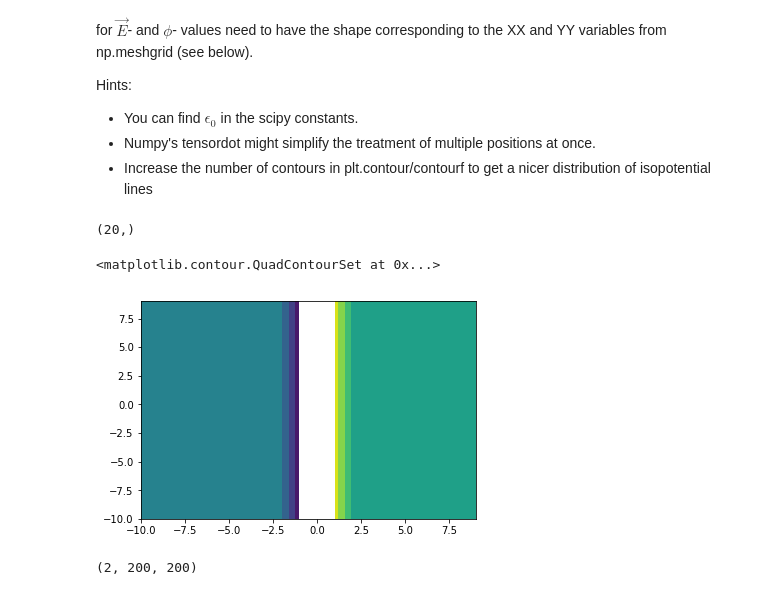
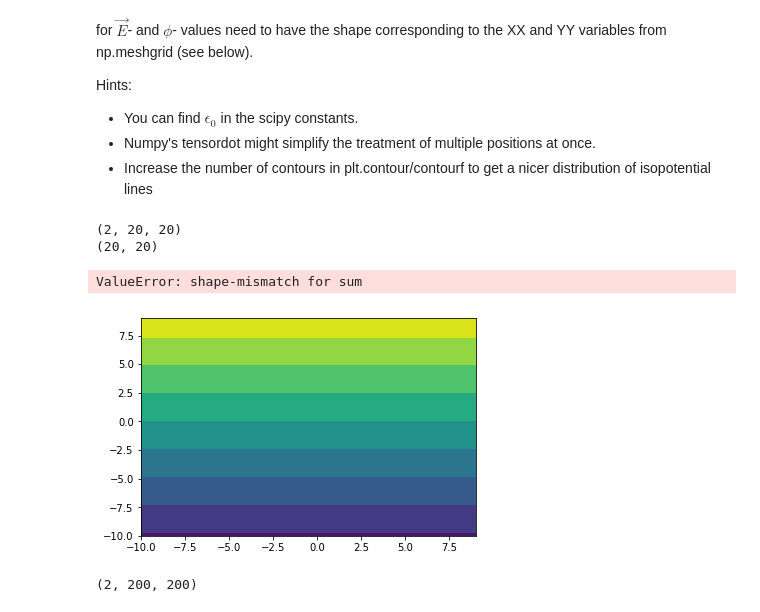
Before and after one commit to Klavaro/mlpy, a Jupyter notebook: BCI-ND-Exercise1.ipynb, the cells around one changed output. Saved outputs shown, nothing was run; the diff lists cells and outputs as text; code cells hidden in the pictures.

```diff
--- a/BCI-ND-Exercise1.ipynb
+++ b/BCI-ND-Exercise1.ipynb
@@ -111,42 +112,57 @@ Hints:
 - Increase the number of contours in plt.contour/contourf to get a nicer distribution of isopotential lines
 # %%
 def phi_dip(p,r,r0=[0,0]):
-    X = r - r0
-     #print(X.shape)
+    X = r  #- r0
+    #if X[1]==0 and X[0]==0:
+    #    return 0.0
     a = (1/(4*constants.pi*constants.epsilon_0))
-    b = np.inner(p,X)
-    c = np.abs(X)**3
+    b = np.tensordot(p,X,axes=1)
+    c = np.linalg.norm(X)**3
     d = a * (b/c)
-
     return d
 
 def E_dip(p,r,r0=[0,0]):
-    x=r-r0
+    x=r#-r0
     a = (1/(4*constants.pi*constants.epsilon_0))
-    b=(np.inner(x,p)/(np.abs(x)**5))
-    c=3*np.inner(b,x)-(p/(np.abs(x)**3))
+    print(x.shape)
+    b1=np.tensordot(x,p,axes=[0,0])
+    print(b1.shape)
+    b=(b1/(np.linalg.norm(x)**5))
+    c1=np.tensordot(b,x,axes=2)
+    print(c1.shape)
+    c=3*c1-(p/(np.linalg.norm(x)**3))
     return a*c
 
 x=np.arange(-10,10,1)
 y=np.arange(-10,10,1)
+XX,YY=np.meshgrid(x,y)
+r=np.array([XX,YY])
+#print(r.shape)
+p=[0,1]
+phiarr=phi_dip(p,r)
+#print(phiarr.shape)
+plt.contourf(x,y,phiarr)
 
-p=[0,1]
 
-print(x.shape)
+#Earr=E_dip(p,r)
 
 #Calculate the field and potential on the whole meshgrid
-phiarr=[]
-for i in range(x.shape[0]):
-    phiarr.append(phi_dip(p,xy[:,i]))
-phiarr=np.array(phiarr)
-xp,yp=np.meshgrid(phiarr[:,0],phiarr[:,1])
+#phiarr=np.empty([20,20],dtype=float)
+#for i in x:
+#    for j in y:
+#        #print(phi_dip(p,np.array([i,j])))
+#        phiarr[i,j]=float(phi_dip(p,np.array([i,j])))
+#print(phiarr.shape)
 
-plt.contourf(x,y,xp)
+#xp,yp=np.meshgrid(phiarr[:,0],phiarr[:,1])
+
+
 #E=E_dip([XX,YY],p)
 # %% [output]
-(20,)
+(2, 20, 20)
+(20, 20)
-<matplotlib.contour.QuadContourSet at 0x...>
+ValueError: shape-mismatch for sum
-[figure, old version]
+[figure, new version]
 # %%
 #This is a hint how to use the tensordot funcion:
 r=np.array([XX,YY])
```
Also changed, not shown: parts of 1 cell of this notebook.
